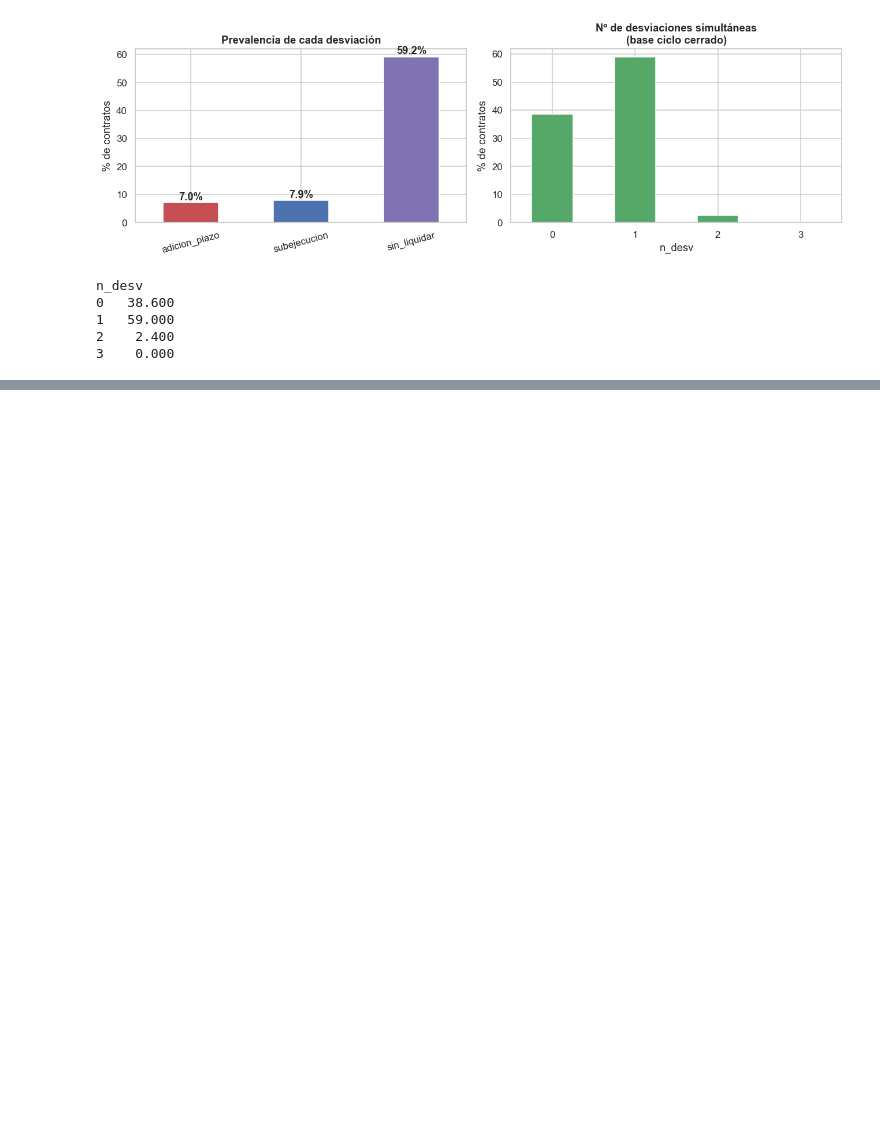
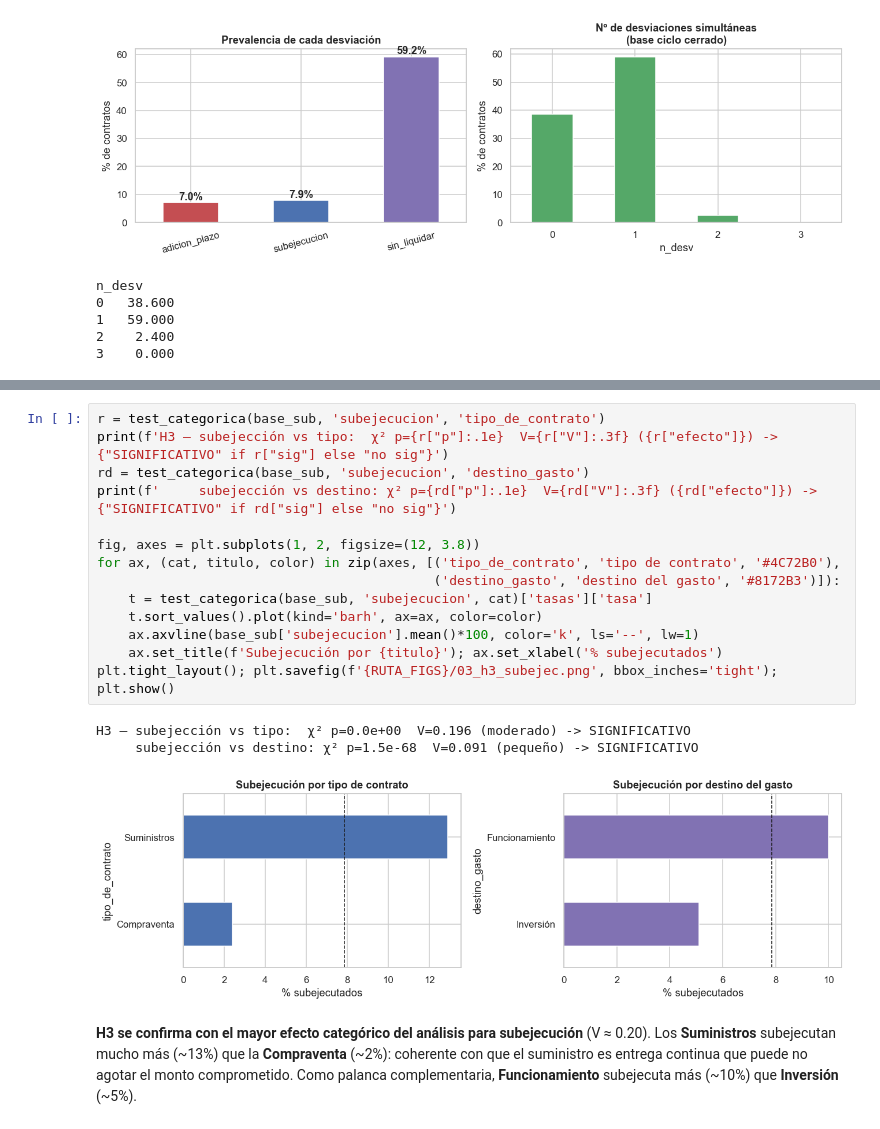
Before and after one commit to Danielfts/MINE-ciencia-de-datos, a Jupyter notebook: Taller 1/notebooks/03_analisis.ipynb, the cells around one changed output, grey strips where cells are left out. Drawn from its saved outputs; the diff is of its cells as text; blank space fills up the shorter version.

```diff
--- a/Taller 1/notebooks/03_analisis.ipynb
+++ b/Taller 1/notebooks/03_analisis.ipynb
@@ -401,0 +226,23 @@ limitaciones del análisis.
+# %%
+r = test_categorica(base_sub, 'subejecucion', 'tipo_de_contrato')
+print(f'H3 — subejección vs tipo:  χ² p={r["p"]:.1e}  V={r["V"]:.3f} ({r["efecto"]}) -> {"SIGNIFICATIVO" if r["sig"] else "no sig"}')
+rd = test_categorica(base_sub, 'subejecucion', 'destino_gasto')
+print(f'     subejección vs destino: χ² p={rd["p"]:.1e}  V={rd["V"]:.3f} ({rd["efecto"]}) -> {"SIGNIFICATIVO" if rd["sig"] else "no sig"}')
+
+fig, axes = plt.subplots(1, 2, figsize=(12, 3.8))
+for ax, (cat, titulo, color) in zip(axes, [('tipo_de_contrato', 'tipo de contrato', '#4C72B0'),
+                                           ('destino_gasto', 'destino del gasto', '#8172B3')]):
+    t = test_categorica(base_sub, 'subejecucion', cat)['tasas']['tasa']
+    t.sort_values().plot(kind='barh', ax=ax, color=color)
+    ax.axvline(base_sub['subejecucion'].mean()*100, color='k', ls='--', lw=1)
+    ax.set_title(f'Subejecución por {titulo}'); ax.set_xlabel('% subejecutados')
+plt.tight_layout(); plt.savefig(f'{RUTA_FIGS}/03_h3_subejec.png', bbox_inches='tight'); plt.show()
+# %% [output]
+H3 — subejección vs tipo:  χ² p=0.0e+00  V=0.196 (moderado) -> SIGNIFICATIVO
+     subejección vs destino: χ² p=1.5e-68  V=0.091 (pequeño) -> SIGNIFICATIVO
+[figure, added]
+# %% [markdown]
+**H3 se confirma con el mayor efecto categórico del análisis para subejecución** (V ≈ 0.20). Los
+**Suministros** subejecutan mucho más (~13%) que la **Compraventa** (~2%): coherente con que el suministro es
+entrega continua que puede no agotar el monto comprometido. Como palanca complementaria, **Funcionamiento**
+subejecuta más (~10%) que **Inversión** (~5%).
```
Also changed, not shown: parts of 41 cells of this notebook, 8 other files.
